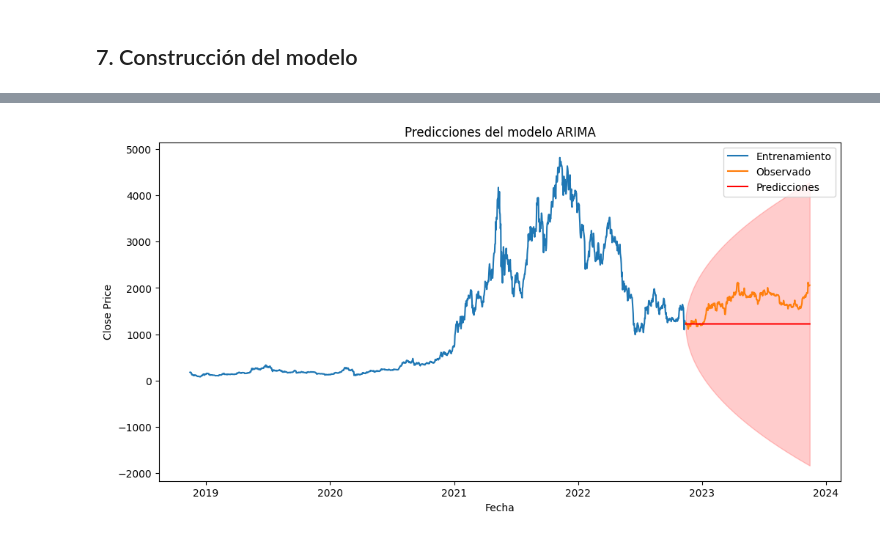
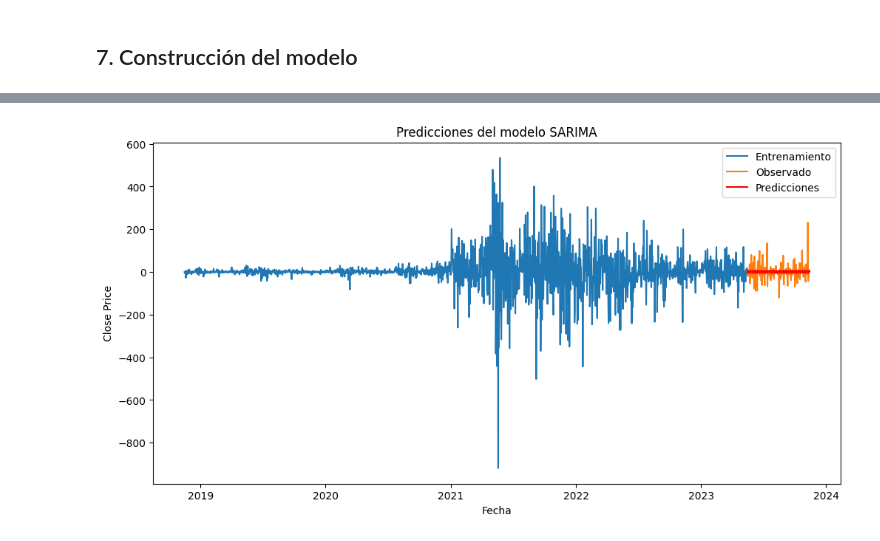
Before and after one commit to m3llad0/TC3007C, a Jupyter notebook: preprocesamiento_arima.ipynb, the cells around one changed output, grey strips where cells are left out. Cells and saved outputs as stored; diff of their text form; code cells hidden in the pictures.

Commit message:
created arima model

```diff
--- a/preprocesamiento_arima.ipynb
+++ b/preprocesamiento_arima.ipynb
@@ -188,10 +171,5 @@ Total fit time: 1.310 seconds
 # %% [markdown]
 ## 7. Construcción del modelo
 # %%
-print(model.summary())
-
-train_size = int(len(df_ethereum) * 0.8)
-train, test = df_ethereum['Close'][:train_size], df_ethereum['Close'][train_size:]
-
-
-model.fit(train)
+train_size = int(len(df_ethereum) * 0.9)
+train, test = df_ethereum['Close_diff'][:train_size], df_ethereum['Close_diff'][train_size:]
@@ -217,0 +176,11 @@ ARIMA(order=(1, 1, 0), scoring_args={}, suppress_warnings=True,
+# %%
+from statsmodels.tsa.statespace.sarimax import SARIMAX
+order = (1, 0, 1)
+seasonal_order = (1, 1, 1, 7)
+
+model = SARIMAX(train, order=order, seasonal_order=seasonal_order, enforce_stationarity=False, enforce_invertibility=False)
+
+# Ajustar el modelo a los datos de entrenamiento
+results = model.fit()
+
+results.summary()
@@ -218,16 +226,17 @@ ARIMA(order=(1, 1, 0), scoring_args={}, suppress_warnings=True,
 # %%
-predictions = model.predict(len(test), return_conf_int=True)
+
+# Realizar predicciones
+sarima_pred = results.predict(start=len(train), end=len(df_ethereum)-1, typ='levels')
 
 # Visualizar las predicciones
 plt.figure(figsize=(12, 6))
 plt.plot(train.index, train, label='Entrenamiento')
 plt.plot(test.index, test, label='Observado')
-plt.plot(test.index, predictions[0], label='Predicciones', color='red')  # Acceder a las predicciones directamente
-plt.fill_between(test.index, predictions[1][:, 0], predictions[1][:, 1], color='red', alpha=0.2)  # Acceder a los intervalos de confianza
-plt.title('Predicciones del modelo ARIMA')
+plt.plot(test.index, sarima_pred, label='Predicciones', color='red')
+plt.title('Predicciones del modelo SARIMA')
 plt.xlabel('Fecha')
 plt.ylabel('Close Price')
 plt.legend()
 plt.show()
 # %% [output]
-[figure, old version]
+[figure, new version]
```
Also changed, not shown: parts of 7 cells of this notebook.
